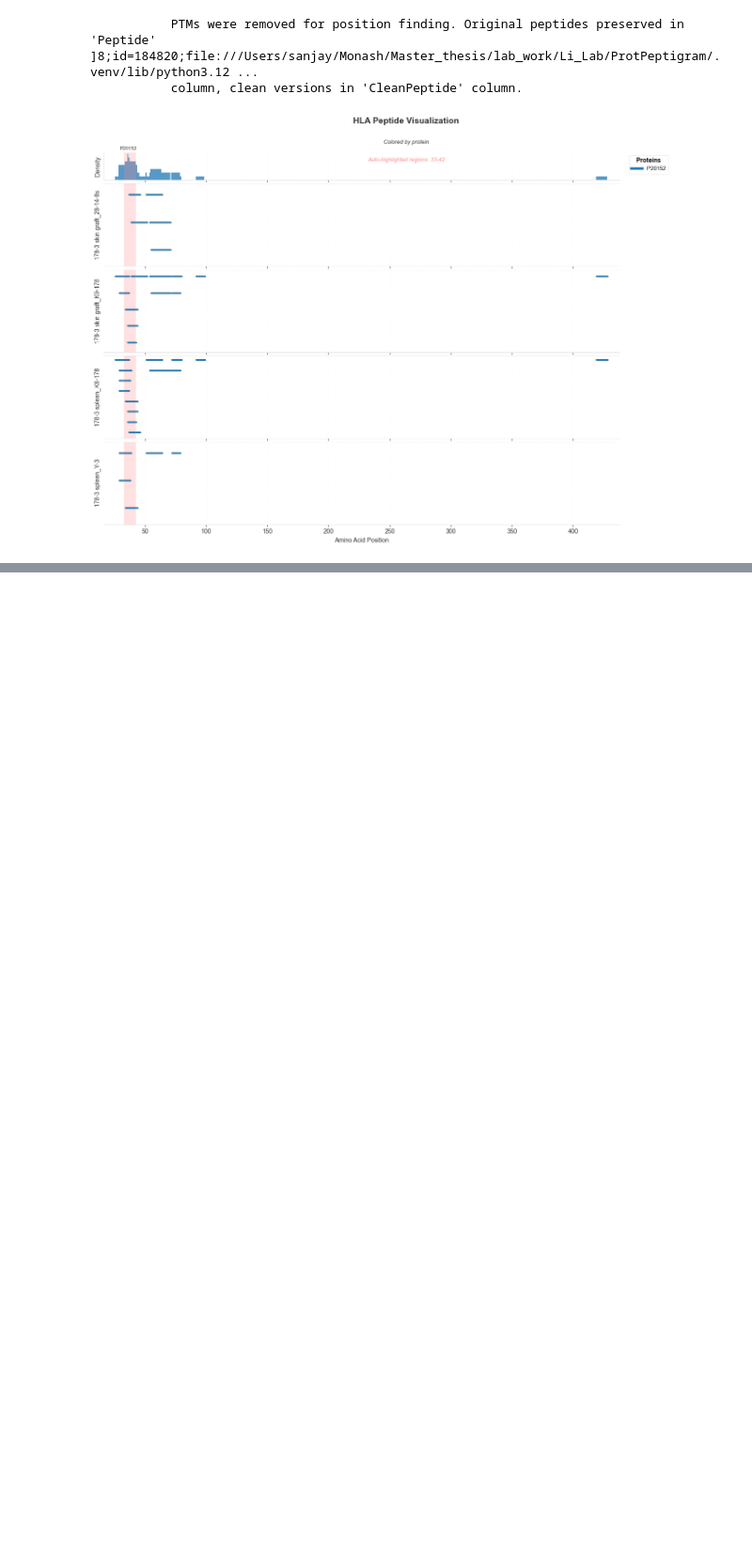
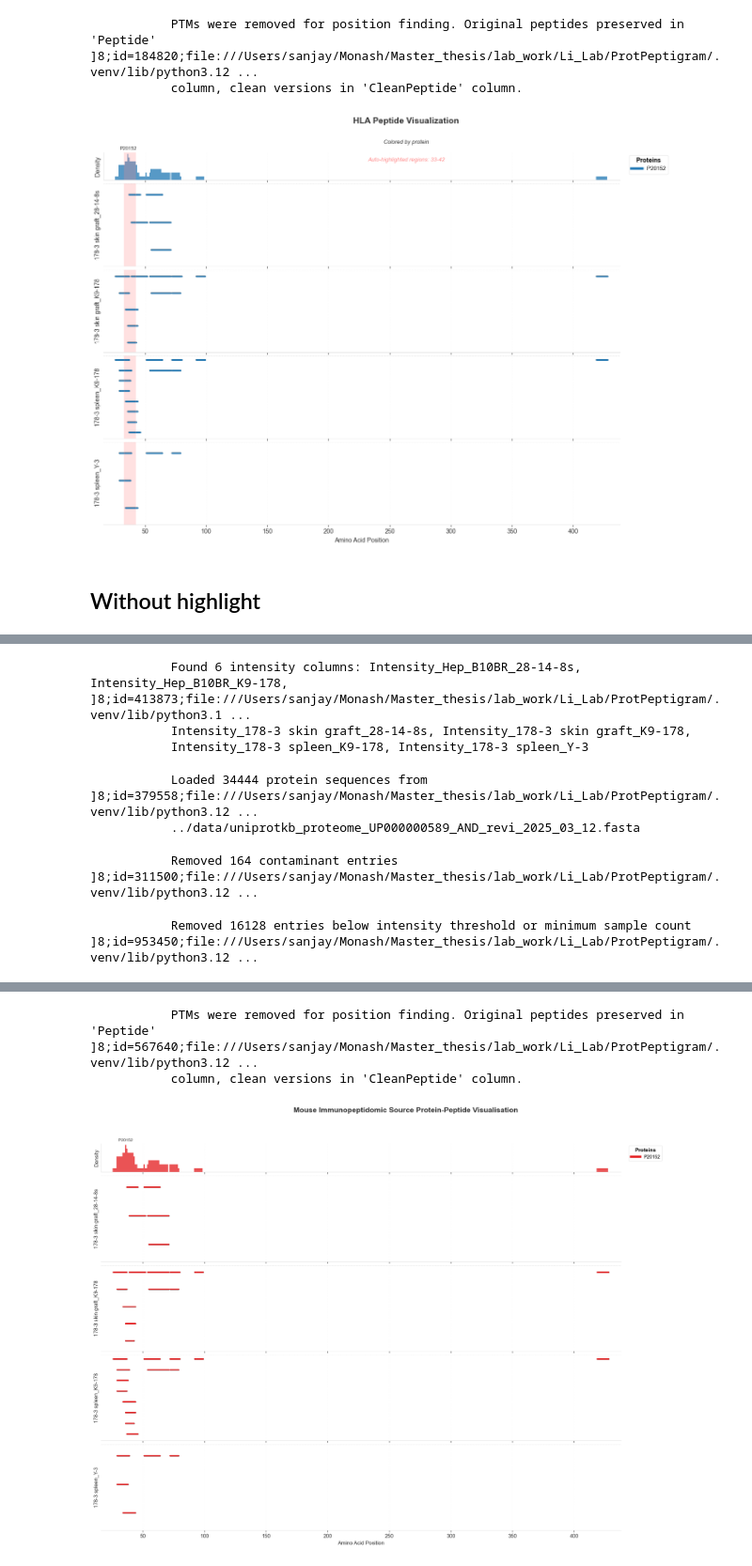
Before and after one commit to PurcellLab/ProtPeptigram, a Jupyter notebook: example/example.ipynb, the cells around one changed output, grey strips where cells are left out. Shown: that part at 94% size. Drawn from its saved outputs; the diff is of its cells as text; code cells hidden in the pictures; blank space fills up the shorter version.

```diff
--- a/example/example.ipynb
+++ b/example/example.ipynb
@@ -50,3 +50,56 @@ fig.savefig("protein_visualization.png", dpi=300, bbox_inches="tight")
            PTMs were removed for position finding. Original peptides preserved in 'Peptide'    ]8;id=184820;file:///Users/sanjay/Monash/Master_thesis/lab_work/Li_Lab/ProtPeptigram/.venv/lib/python3.12 ...
            column, clean versions in 'CleanPeptide' column.
 [figure]
+# %% [markdown]
+## Without highlight
+# %%
+from ProtPeptigram.DataProcessor import PeptideDataProcessor
+from ProtPeptigram.viz import ImmunoViz
+
+# Initialize data processor
+processor = PeptideDataProcessor()
+
+# Load data
+processor.load_peaks_data("../data/JCI146771_Mouse_peptides_peaks_online.csv")
+processor.load_protein_sequences("../data/uniprotkb_proteome_UP000000589_AND_revi_2025_03_12.fasta")
+
+# Process data
+formatted_data = processor.filter_and_format_data(
+    filter_contaminants=True,
+    intensity_threshold=0,
+    min_samples=2
+)
+
+# Create visualizations
+viz = ImmunoViz(formatted_data)
+# fig, _ = viz.plot_peptigram(
+#     protein_ids=["P20152"],
+#     group_by="Sample",
+#     color_by="protein",
+#     title="HLA Peptide Visualization"
+# )
+
+
+fig, _ = viz.plot_peptigram(
+    ['P20152'],#'P32261'], #['P20152','P32261','Q9QX47'],
+    group_by='Sample',
+    color_by='test',
+    figsize=(14, 12),
+    title="Mouse Immunopeptidomic Source Protein-Peptide Visualisation",
+    color_by_protein_and_intensity=False,
+    # Assign specific colormaps to each protein
+    # intensity_cmaps=["Blues", "Reds", "Greens", "Purples"],
+    protein_cmap="Set1",
+    external_legend=True,
+    highlight=False,
+    auto_highlight=False,
+    highlight_alpha=100,
+    auto_highlight_threshold=0.8,
+    auto_highlight_window=10,
+    dpi=120
+)
+
+
+# Save visualization
+fig.savefig("protein_visualization_without_h.png", dpi=300, bbox_inches="tight")
+# %% [output]
@@ -52,0 +107,7 @@ fig.savefig("protein_visualization.png", dpi=300, bbox_inches="tight")
+           Found 6 intensity columns: Intensity_Hep_B10BR_28-14-8s, Intensity_Hep_B10BR_K9-178, ]8;id=413873;file:///Users/sanjay/Monash/Master_thesis/lab_work/Li_Lab/ProtPeptigram/.venv/lib/python3.1 ...
+           Intensity_178-3 skin graft_28-14-8s, Intensity_178-3 skin graft_K9-178,
+           Intensity_178-3 spleen_K9-178, Intensity_178-3 spleen_Y-3
+           Loaded 34444 protein sequences from                                                 ]8;id=379558;file:///Users/sanjay/Monash/Master_thesis/lab_work/Li_Lab/ProtPeptigram/.venv/lib/python3.12 ...
+           ../data/uniprotkb_proteome_UP000000589_AND_revi_2025_03_12.fasta
+           Removed 164 contaminant entries                                                     ]8;id=311500;file:///Users/sanjay/Monash/Master_thesis/lab_work/Li_Lab/ProtPeptigram/.venv/lib/python3.12 ...
+           Removed 16128 entries below intensity threshold or minimum sample count             ]8;id=953450;file:///Users/sanjay/Monash/Master_thesis/lab_work/Li_Lab/ProtPeptigram/.venv/lib/python3.12 ...
@@ -52,0 +115,3 @@ fig.savefig("protein_visualization.png", dpi=300, bbox_inches="tight")
+           PTMs were removed for position finding. Original peptides preserved in 'Peptide'    ]8;id=567640;file:///Users/sanjay/Monash/Master_thesis/lab_work/Li_Lab/ProtPeptigram/.venv/lib/python3.12 ...
+           column, clean versions in 'CleanPeptide' column.
+[figure, added]
```
Also changed, not shown: parts of 1 cell of this notebook, 2 other files.
